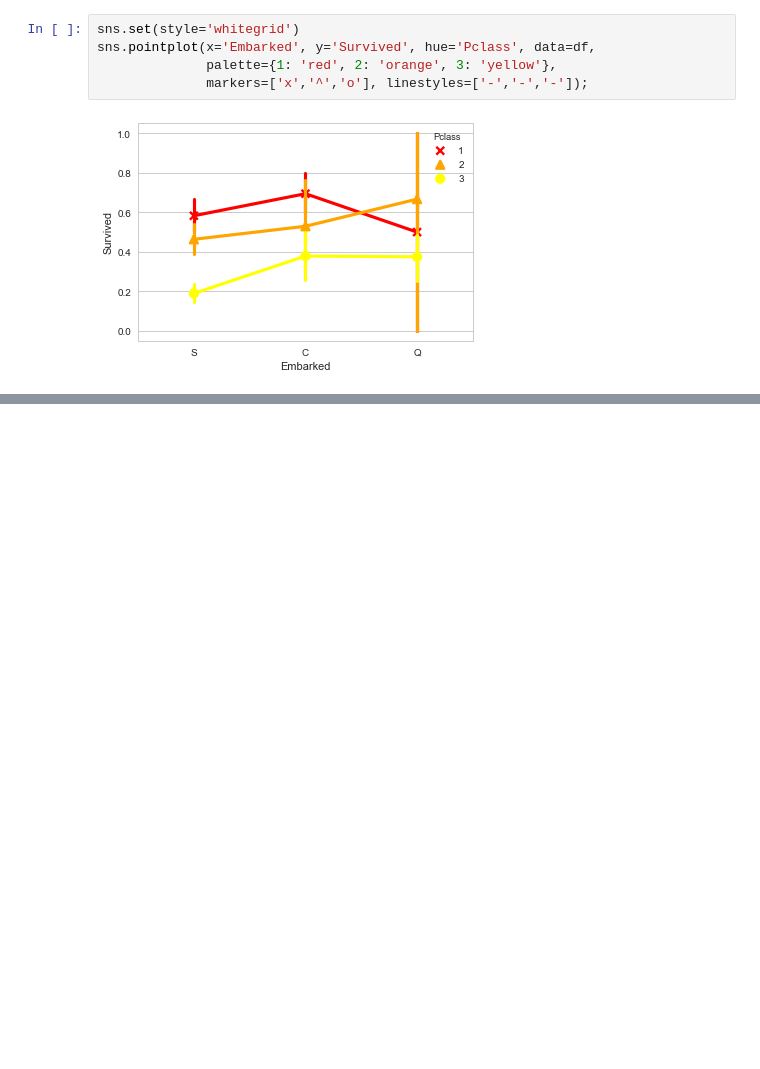
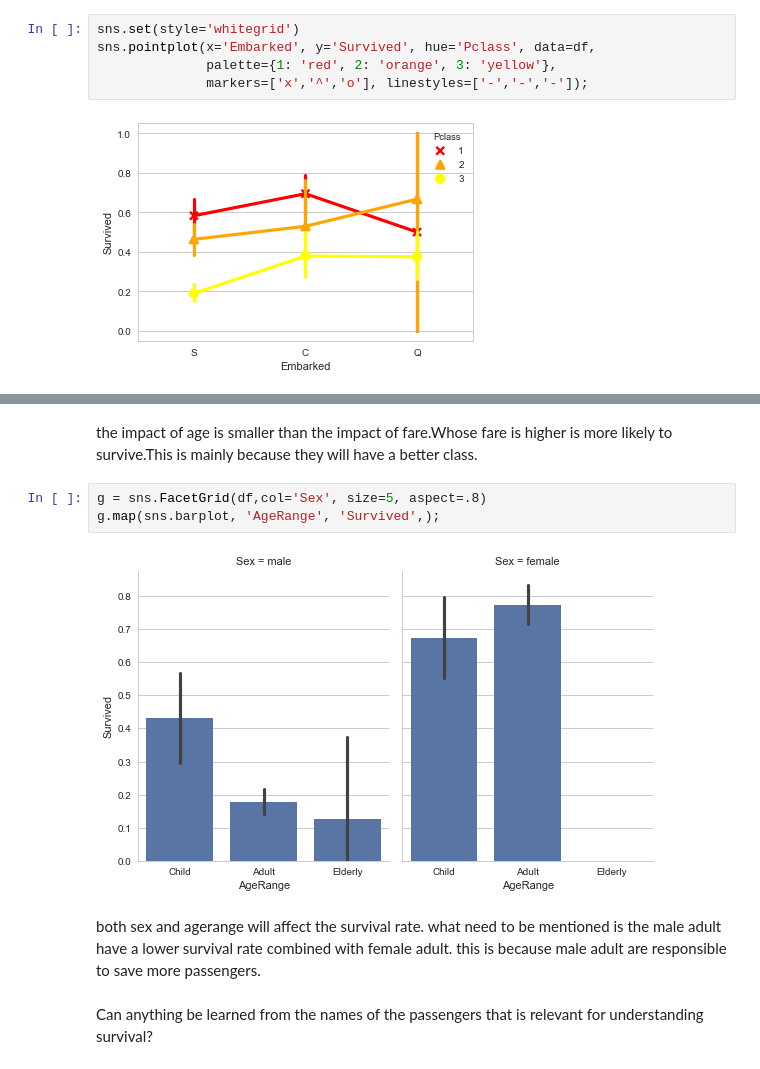
Before and after one commit to mmeagher/ARC6818-2017, a Jupyter notebook: assignment4/YUE+CHEN_ASM4.ipynb, the cells around one changed output, grey strips where cells are left out. Drawn from its saved outputs; the diff is of its cells as text; blank space fills up the shorter version.

```diff
--- a/assignment4/YUE+CHEN_ASM4.ipynb
+++ b/assignment4/YUE+CHEN_ASM4.ipynb
@@ -148,0 +181,11 @@ plt.show()
+# %% [markdown]
+the impact of age is smaller than the impact of fare.Whose fare is higher is more likely to survive.This is mainly because they will have a better class.
+# %%
+g = sns.FacetGrid(df,col='Sex', size=5, aspect=.8)
+g.map(sns.barplot, 'AgeRange', 'Survived',);
+# %% [output]
+[figure, added]
+# %% [markdown]
+both sex and agerange will affect the survival rate. what need to be mentioned is the male adult have a lower survival rate combined with female adult. this is because male adult are responsible to save more passengers.
+# %% [markdown]
+Can anything be learned  from the names of the passengers that is relevant for understanding survival?
```
Also changed, not shown: parts of 21 cells of this notebook.
